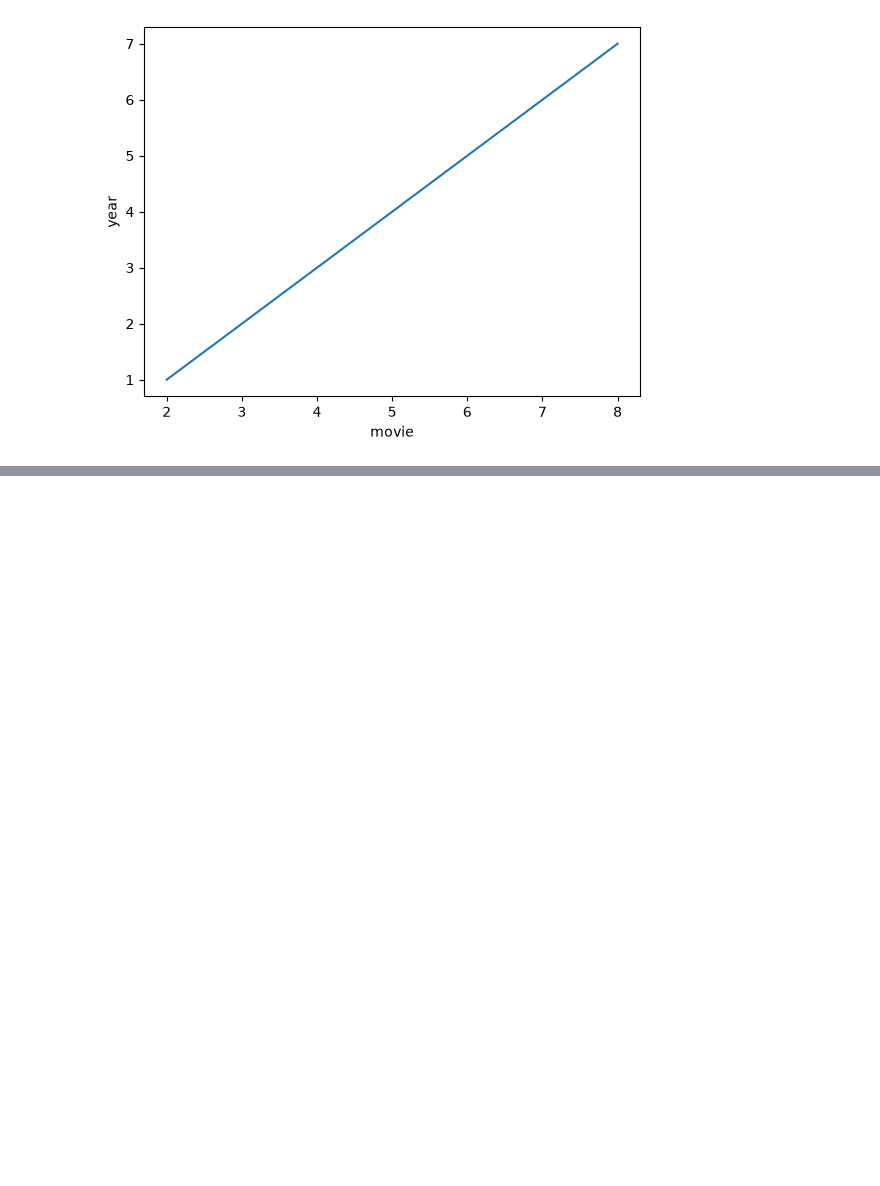
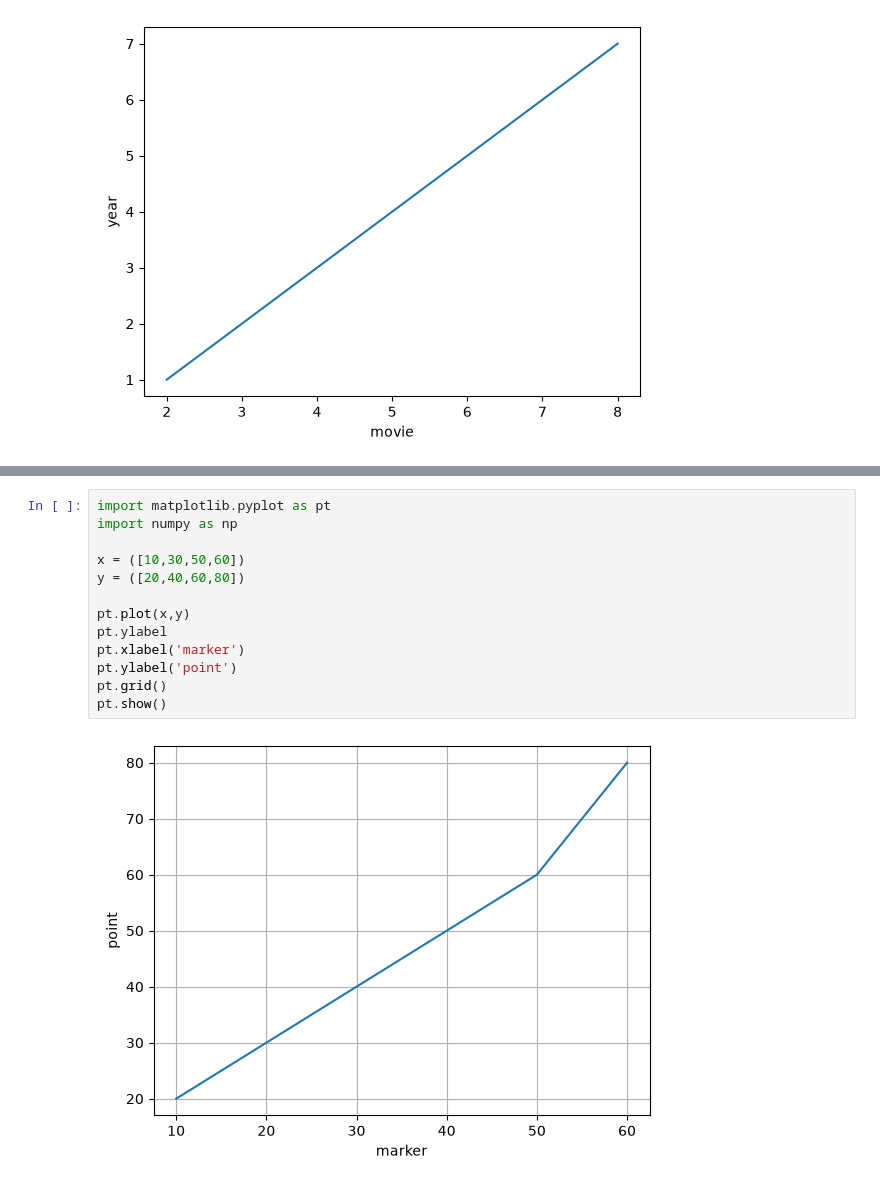
Before and after one commit to rahul160111/aiml, a Jupyter notebook: machine learning/matplot.ipynb, the cells around one changed output, grey strips where cells are left out. Saved outputs shown, nothing was run; the diff lists cells and outputs as text; blank space fills up the shorter version.

```diff
--- a/machine learning/matplot.ipynb
+++ b/machine learning/matplot.ipynb
@@ -85,0 +100,15 @@ plt.show()
+# %%
+import matplotlib.pyplot as pt
+import numpy as np
+
+x = ([10,30,50,60])
+y = ([20,40,60,80])
+
+pt.plot(x,y)
+pt.ylabel
+pt.xlabel('marker')
+pt.ylabel('point')
+pt.grid()
+pt.show()
+# %% [output]
+[figure, added]
```
Also changed, not shown: parts of 4 cells of this notebook.
